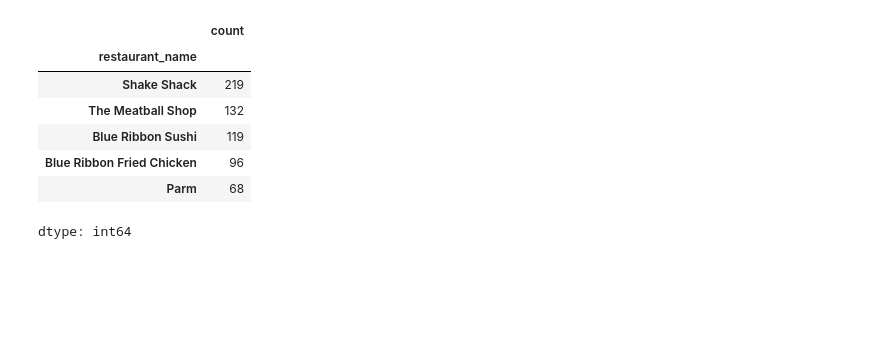
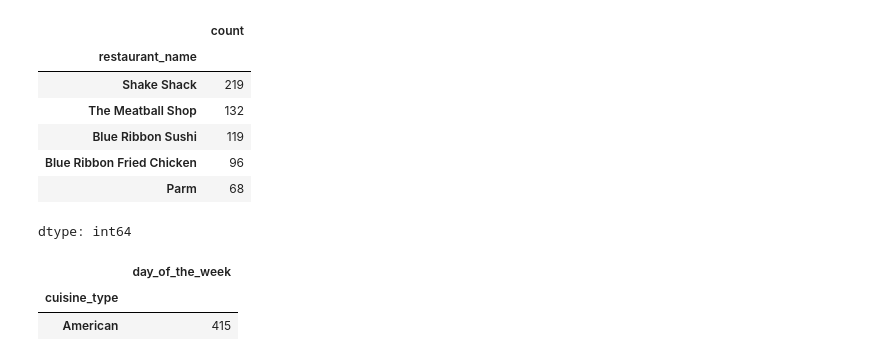
Before and after one commit to Mahal09/Python, a Jupyter notebook: Project_Week_1.ipynb, the cells around one changed output. Saved outputs shown, nothing was run; the diff lists cells and outputs as text; code cells hidden in the pictures; blank space fills up the shorter version.

```diff
--- a/Project_Week_1.ipynb
+++ b/Project_Week_1.ipynb
@@ -301,3 +301,15 @@ df['restaurant_name'].value_counts().head(5)
 | Blue Ribbon Fried Chicken | 96 |
 | Parm | 68 |
 dtype: int64
+# %%
+#Question 8: Which is the most popular cuisine on weekends? [1 mark]
+
+df['cuisine_type'].unique()
+
+Weekend_popular = df[df['day_of_the_week'] == 'Weekend']
+popular_Cuisine_weekend = Weekend_popular.groupby(['cuisine_type'])[['day_of_the_week']].count().head(1)
+popular_Cuisine_weekend
+# %% [output]
+|  | day_of_the_week |
+| cuisine_type |  |
+| American | 415 |
```
Also changed, not shown: parts of 1 cell of this notebook.
